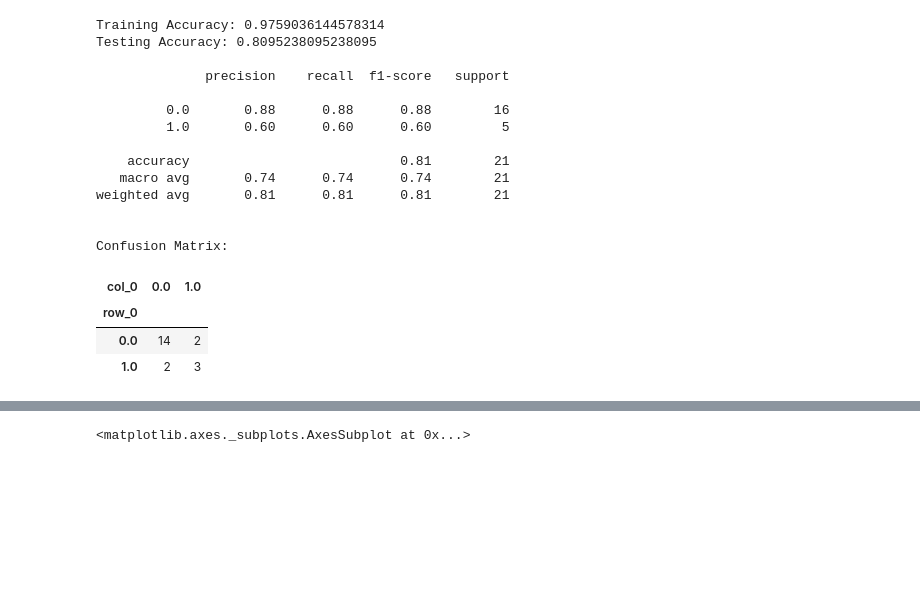
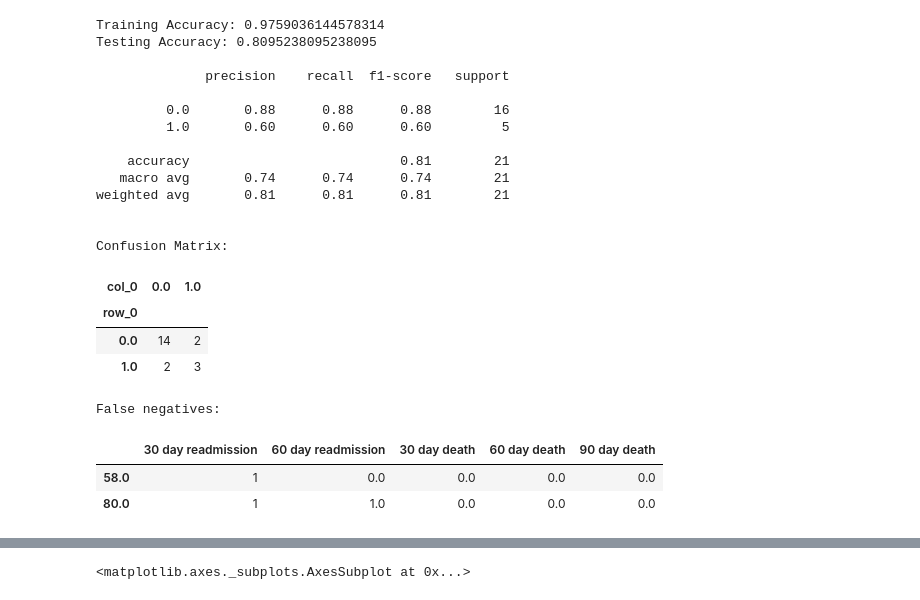
Before and after one commit to Michael-Equi/hfr, a Jupyter notebook: notebooks/hfr-ml-comparison.ipynb, the cells around one changed output, grey strips where cells are left out. Drawn from its saved outputs; the diff is of its cells as text; code cells hidden in the pictures; blank space fills up the shorter version.

Commit message:
Saved model and added printout for false positives and false negatives

```diff
--- a/notebooks/hfr-ml-comparison.ipynb
+++ b/notebooks/hfr-ml-comparison.ipynb
@@ -12,19 +12,19 @@ data = pd.read_csv(csv_path, header=1)
 
 # convert string values to integers 0 and 1
 data['Gender'] = data['Gender'].map({'M': 1, 'F': 0})
-data['DM'] = data['DM'].map({1: 1, 0: 0})
-data['30 day readmission'] = data['30 day readmission'].map({1: 1, 0: 0})
-data['60 day readmission'] = data['60 day readmission'].map({1: 1, 0: 0})
-data['30 day death'] = data['30 day death'].map({1: 1, 0: 0})
-data['60 day death'] = data['60 day death'].map({1: 1, 0: 0})
-data['90 day death'] = data['90 day death'].map({1: 1, 0: 0})
-data['Hypertension'] = data['Hypertension'].map({1: 1, 0: 0})
-data['Coronary Artery Disease'] = data['Coronary Artery Disease'].map({1: 1, 0: 0})
-data['Prior Stroke / TIA / Cerebral Vascular Ischemia'] = data['Prior Stroke / TIA / Cerebral Vascular Ischemia'].map({1: 1, 0: 0})
-data['Atrial Fibrillation'] = data['Atrial Fibrillation'].map({1: 1, 0: 0})
-data['Peripheral vascular disease'] = data['Peripheral vascular disease'].map({1: 1, 0: 0})
-data['Obstructive Sleep Apnea'] = data['Obstructive Sleep Apnea'].map({1: 1, 0: 0})
-data['Aortic Stenosis'] = data['Aortic Stenosis'].map({1: 1, 0: 0})
+data['DM'] = data['DM'].map({'Yes': 1, 'No': 0})
+data['30 day readmission'] = data['30 day readmission'].map({'Yes': 1, 'No': 0})
+data['60 day readmission'] = data['60 day readmission'].map({'Yes': 1, 'No': 0})
+data['30 day death'] = data['30 day death'].map({'Yes': 1, 'No': 0})
+data['60 day death'] = data['60 day death'].map({'Yes': 1, 'No': 0})
+data['90 day death'] = data['90 day death'].map({'Yes': 1, 'No': 0})
+data['Hypertension'] = data['Hypertension'].map({'Yes': 1, 'No': 0})
+data['Coronary Artery Disease'] = data['Coronary Artery Disease'].map({'Yes': 1, 'No': 0})
+data['Prior Stroke / TIA / Cerebral Vascular Ischemia'] = data['Prior Stroke / TIA / Cerebral Vascular Ischemia'].map({'Yes': 1, 'No': 0})
+data['Atrial Fibrillation'] = data['Atrial Fibrillation'].map({'Yes': 1, 'No': 0})
+data['Peripheral vascular disease'] = data['Peripheral vascular disease'].map({'Yes': 1, 'No': 0})
+data['Obstructive Sleep Apnea'] = data['Obstructive Sleep Apnea'].map({'Yes': 1, 'No': 0})
+data['Aortic Stenosis'] = data['Aortic Stenosis'].map({'Yes': 1, 'No': 0})
 
 data
 # %% [output]
@@ -450,11 +450,14 @@ import itertools
 feature_names=["Age", "Gender", "BMI", "Echocardiogram LVEF (%)", "Troponin (highest)", "Hemoglobin A1C" ,"Creat (Chem 7 within 24 hours of admission)", "GFR", "BNP (Initial, B-type naturetic peptide)", "DM",  "Coronary Artery Disease", "Prior Stroke / TIA / Cerebral Vascular Ischemia", "Atrial Fibrillation", "Peripheral vascular disease", "Obstructive Sleep Apnea","30 day readmission"]
 
 xgb_unsplit_data = data[feature_names].to_numpy()
+indices = np.arange(xgb_unsplit_data.shape[0])
+xgb_unsplit_data = np.column_stack((xgb_unsplit_data, indices))
+
 print(xgb_unsplit_data.shape)
 
 from sklearn.model_selection import train_test_split
 
-X_xgb_train, X_xgb_test, Y_xgb_train, Y_xgb_test = train_test_split(xgb_unsplit_data[:, :(xgb_unsplit_data.shape[1]-1)], xgb_unsplit_data[:, xgb_unsplit_data.shape[1]-1], random_state=1, test_size=0.2)
+X_xgb_train, X_xgb_test, Y_xgb_train, Y_xgb_test = train_test_split(xgb_unsplit_data[:, :(xgb_unsplit_data.shape[1]-2)], xgb_unsplit_data[:, xgb_unsplit_data.shape[1]-2:], random_state=1, test_size=0.2)
 
 print(X_xgb_train.shape)
 print(X_xgb_test.shape)
@@ -469,8 +473,8 @@ print(Y_xgb_test.shape)
 # %% [markdown]
 #### Model training
 # %%
-dtrain = xgb.DMatrix(X_xgb_train, label=Y_xgb_train, feature_names=feature_names[:15])
-dtest = xgb.DMatrix(X_xgb_test, label=Y_xgb_test, feature_names=feature_names[:15])
+dtrain = xgb.DMatrix(X_xgb_train, label=Y_xgb_train[:,0], feature_names=feature_names[:15])
+dtest = xgb.DMatrix(X_xgb_test, label=Y_xgb_test[:,0], feature_names=feature_names[:15])
 
 # https://xgboost.readthedocs.io/en/latest/parameter.html
 # eta = learning rate
@@ -524,3 +528,13 @@ Confusion Matrix:
 | row_0 |  |  |
 | 0.0 | 14 | 2 |
 | 1.0 | 2 | 3 |
+# %%
+# print the false negatives
+print("False negatives: ")
+false_neg = data.loc(0)[Y_xgb_test[(Y_xgb_test[:,0] == 1) & (Y_xgb_predict.round()==0)][:,1]]
+false_neg[["30 day readmission", "60 day readmission", "30 day death", "60 day death", "90 day death"]]
+# %% [output]
+False negatives:
+|  | 30 day readmission | 60 day readmission | 30 day death | 60 day death | 90 day death |
+| 58.0 | 1 | 0.0 | 0.0 | 0.0 | 0.0 |
+| 80.0 | 1 | 1.0 | 0.0 | 0.0 | 0.0 |
```
Also changed, not shown: parts of 4 cells of this notebook, 1 other file.
